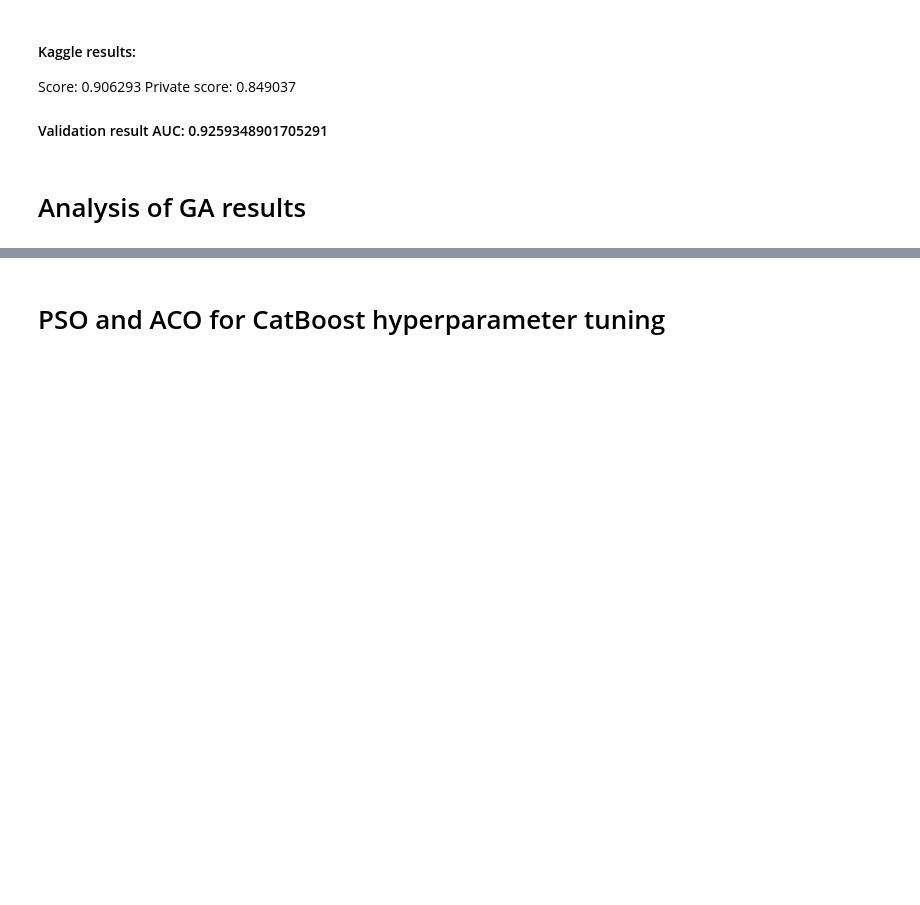
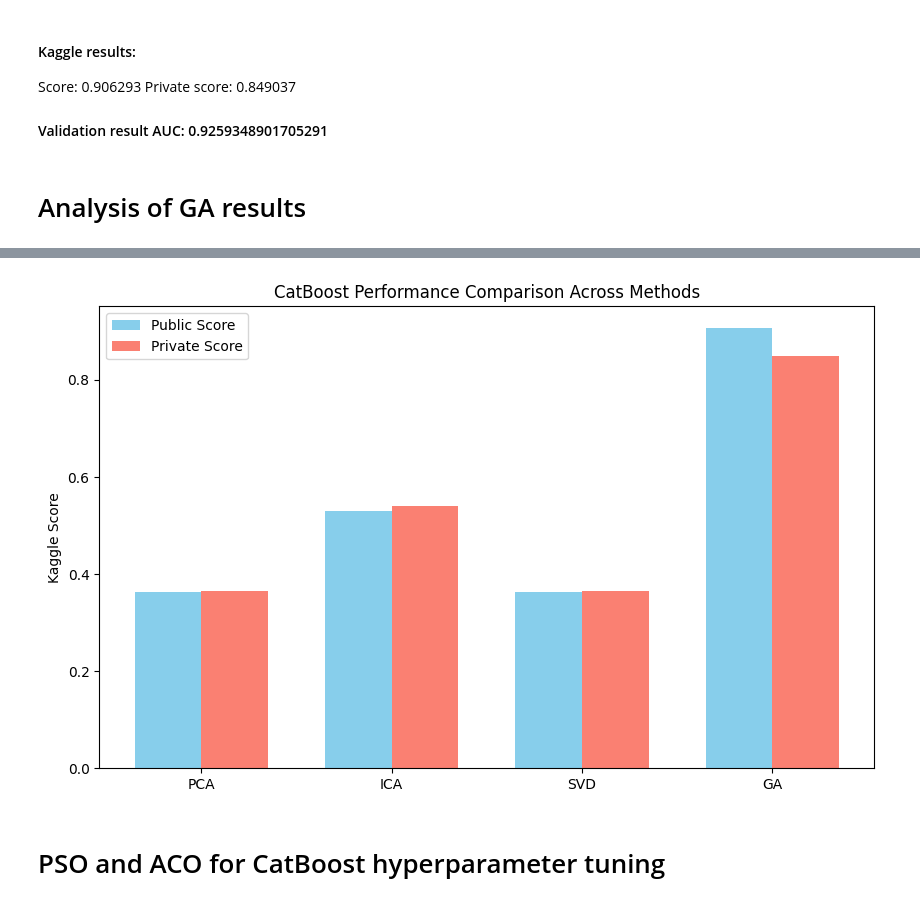
Before and after one commit to poinka/FraudDetection, a Jupyter notebook: main.ipynb, the cells around one changed output, grey strips where cells are left out. Saved outputs shown, nothing was run; the diff lists cells and outputs as text; code cells hidden in the pictures; blank space fills up the shorter version.

```diff
--- a/main.ipynb
+++ b/main.ipynb
@@ -1428,3 +1468,22 @@ it showed similar performance in comparing with other methods, but lags behind a
+# %%
+# Bar plot comparing methods for CatBoost
+catboost_methods = ['PCA', 'ICA', 'SVD', 'GA']
+catboost_public_scores = [0.363070, 0.528929, 0.363238, 0.906293]
+catboost_private_scores = [0.364691, 0.540807, 0.364369, 0.849037]
+
+x_catboost = np.arange(len(catboost_methods))
+
+fig_catboost, ax_catboost = plt.subplots(figsize=(10, 6))
+ax_catboost.bar(x_catboost - width/2, catboost_public_scores, width, label='Public Score', color='skyblue')
+ax_catboost.bar(x_catboost + width/2, catboost_private_scores, width, label='Private Score', color='salmon')
+ax_catboost.set_ylabel('Kaggle Score')
+ax_catboost.set_title('CatBoost Performance Comparison Across Methods')
+ax_catboost.set_xticks(x_catboost)
+ax_catboost.set_xticklabels(catboost_methods)
+ax_catboost.legend()
+plt.show()
+# %% [output]
+[figure, added]
 # %% [markdown]
 # PSO and ACO for CatBoost hyperparameter tuning
 # %% [markdown]
```
Also changed, not shown: parts of 15 cells of this notebook.
